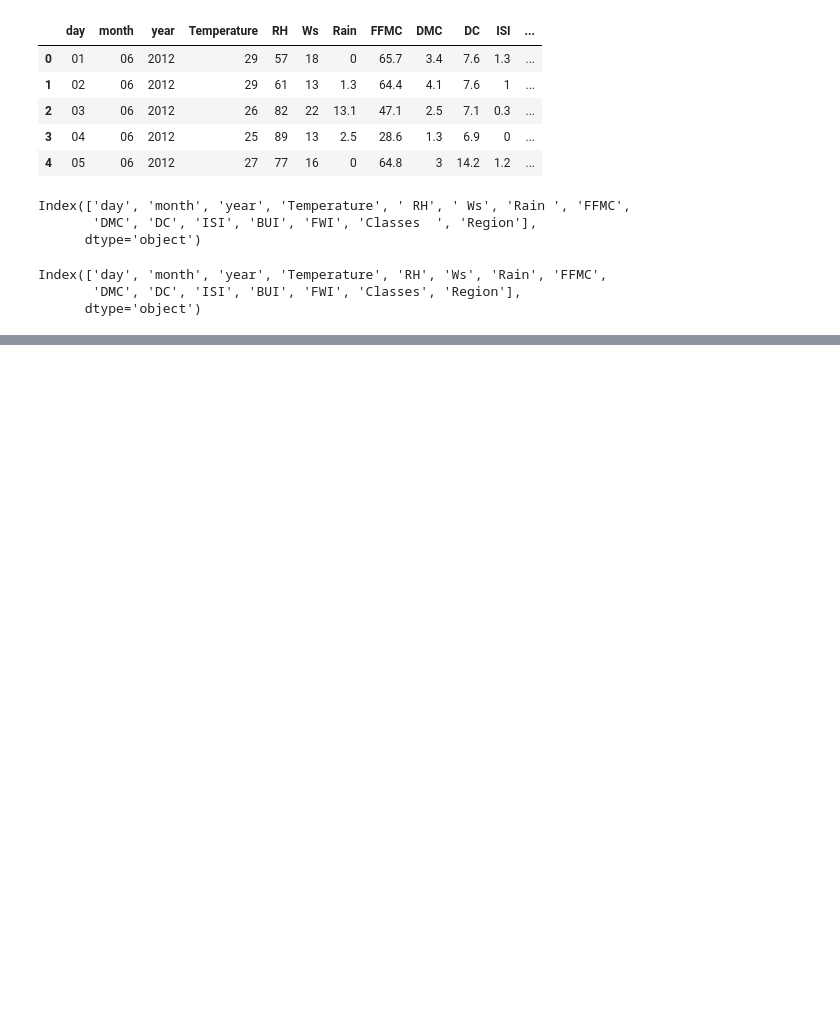
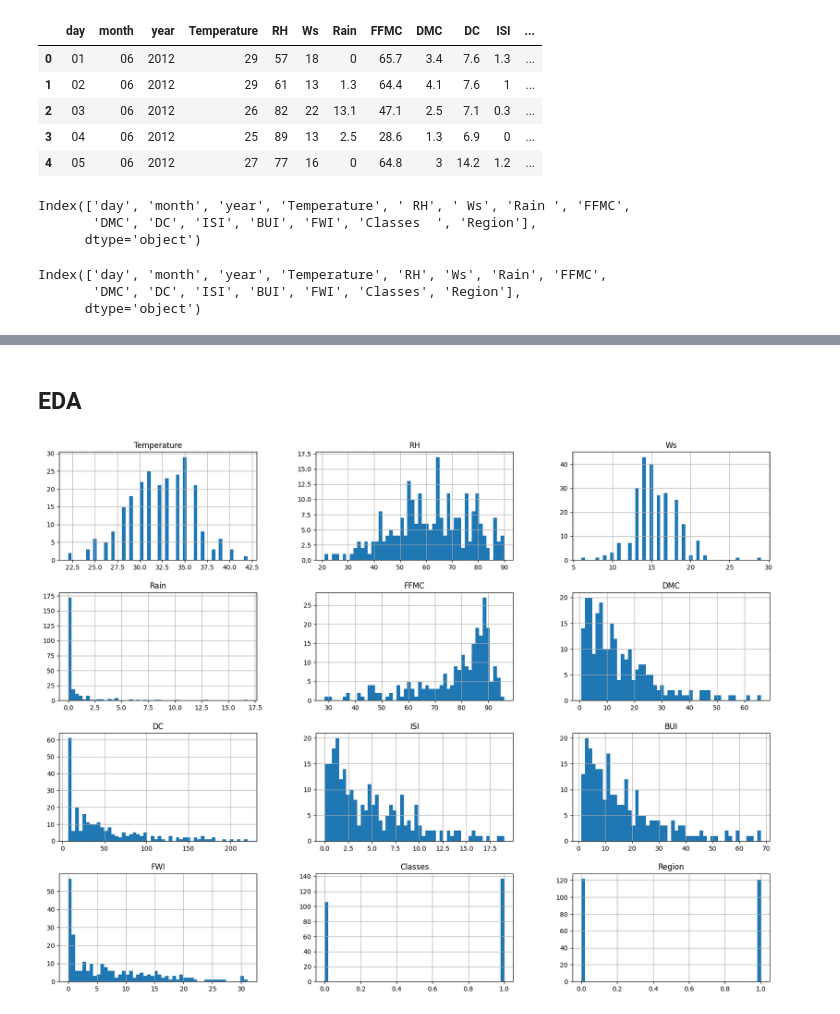
Before and after one commit to santhipsengottuvel/Ridge_Lasso_and_ElasticNet_Regression_Project, a Jupyter notebook: EDA.ipynb, the cells around one changed output, grey strips where cells are left out. Cells and saved outputs as stored; diff of their text form; code cells hidden in the pictures; blank space fills up the shorter version.

```diff
--- a/EDA.ipynb
+++ b/EDA.ipynb
@@ -170,0 +213,3 @@ Index(['day', 'month', 'year', 'Temperature', 'RH', 'Ws', 'Rain', 'FFMC',
+# %%
+## Chenging the datatypes of the columns
+df[['day','month','year','Temperature','RH','Ws']]=df[['day','month','year','Temperature','RH','Ws']].astype(int)
@@ -170,0 +236,6 @@ Index(['day', 'month', 'year', 'Temperature', 'RH', 'Ws', 'Rain', 'FFMC',
+# %%
+## Changing the datatypes of the columns
+object=[feature for feature in df.columns if df[feature].dtypes=='O']
+for i in object:
+    if i!='Classes':
+        df[i]=df[i].astype(float)
@@ -170,0 +284,3 @@ Index(['day', 'month', 'year', 'Temperature', 'RH', 'Ws', 'Rain', 'FFMC',
+# %%
+## Taking an another variable by droping day, month and year data in dataset for EDA
+df_copy=df.drop(columns=['day','month','year'])
@@ -170,0 +309,3 @@ Index(['day', 'month', 'year', 'Temperature', 'RH', 'Ws', 'Rain', 'FFMC',
+# %%
+## Encoding the categorical feature
+df_copy['Classes']=np.where(df_copy['Classes'].str.contains('not fire'),0,1)
@@ -170,0 +321,9 @@ Index(['day', 'month', 'year', 'Temperature', 'RH', 'Ws', 'Rain', 'FFMC',
+# %% [markdown]
+## EDA
+# %%
+## Visualizing Histogram to Understand the dataset distribution
+sns.set_theme
+df_copy.hist(bins=50,figsize=(20,15))
+plt.show()
+# %% [output]
+[figure, added]
```
Also changed, not shown: parts of 33 cells of this notebook, 1 other file.
